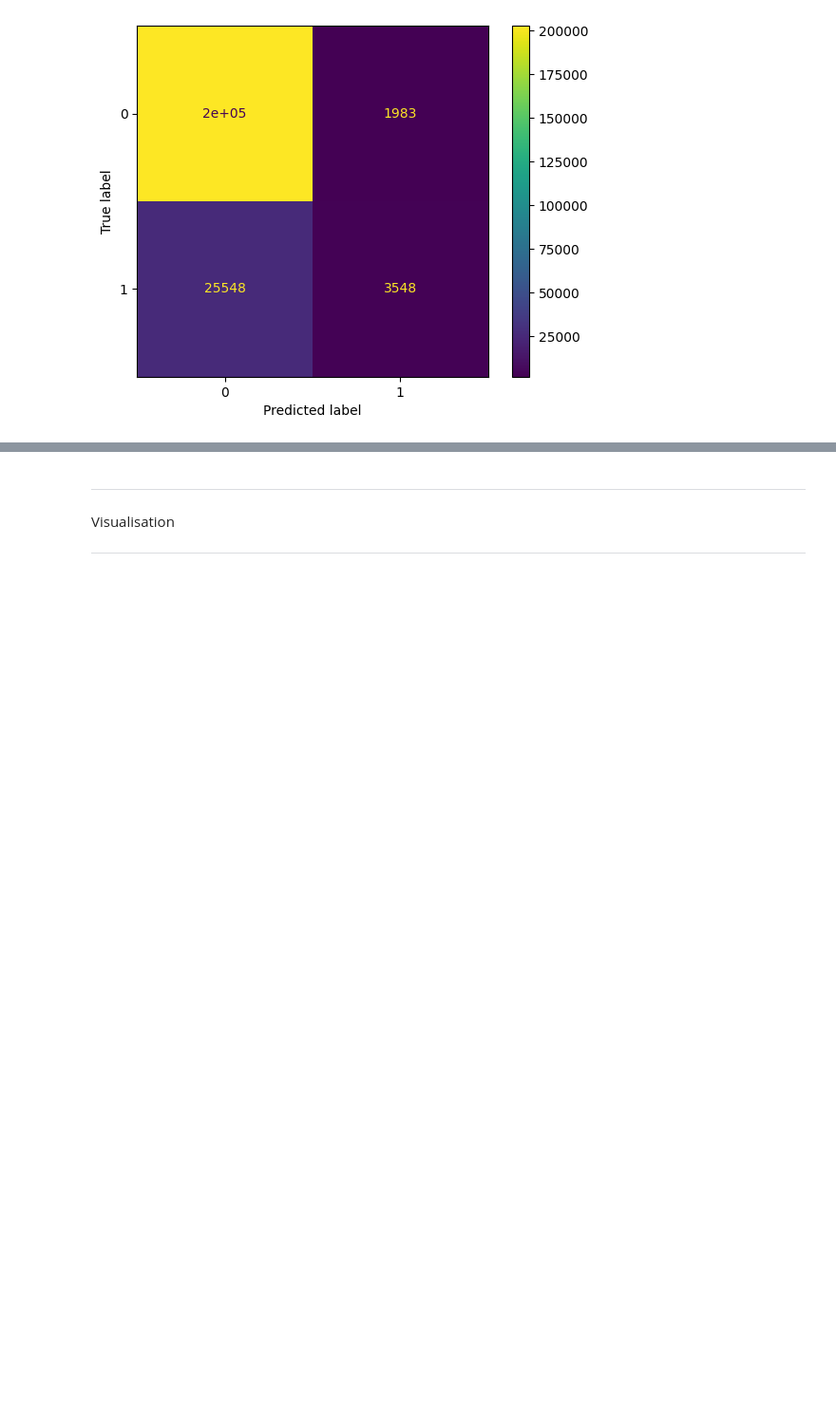
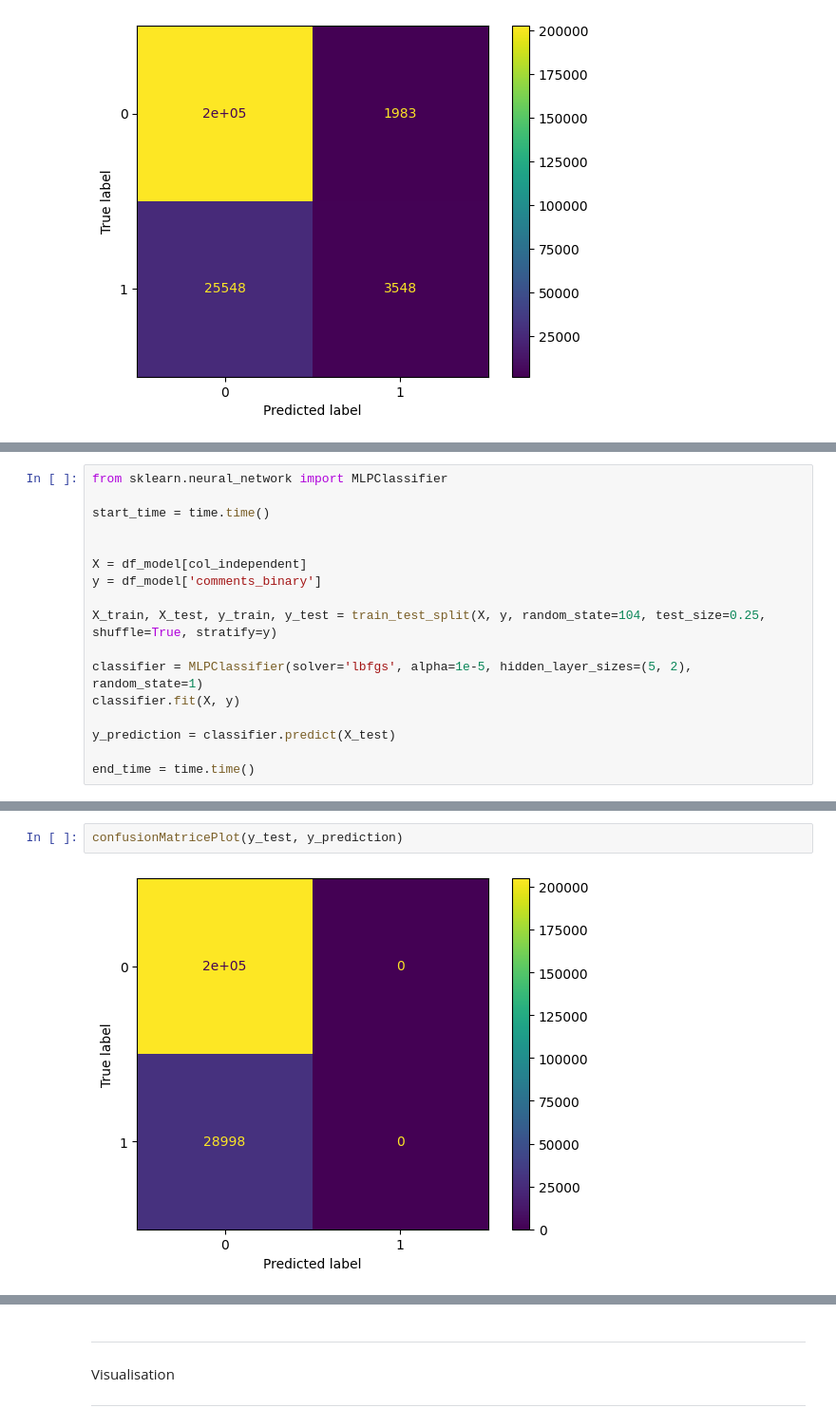
Before and after one commit to caseguin/GLO-7027, a Jupyter notebook: charles_workspace/charles_model.ipynb, the cells around one changed output, grey strips where cells are left out. Shown at 95% size. Drawn from its saved outputs; the diff is of its cells as text; blank space fills up the shorter version.

```diff
--- a/charles_workspace/charles_model.ipynb
+++ b/charles_workspace/charles_model.ipynb
@@ -436,0 +465,17 @@ confusionMatricePlot(y_test, y_prediction)
+# %%
+from sklearn.neural_network import MLPClassifier
+
+start_time = time.time()
+
+
+X = df_model[col_independent]
+y = df_model['comments_binary']
+
+X_train, X_test, y_train, y_test = train_test_split(X, y, random_state=104, test_size=0.25, shuffle=True, stratify=y)
+
+classifier = MLPClassifier(solver='lbfgs', alpha=1e-5, hidden_layer_sizes=(5, 2), random_state=1)
+classifier.fit(X, y)
+
+y_prediction = classifier.predict(X_test)
+
+end_time = time.time()
@@ -436,0 +535,4 @@ confusionMatricePlot(y_test, y_prediction)
+# %%
+confusionMatricePlot(y_test, y_prediction)
+# %% [output]
+[figure, added]
```
Also changed, not shown: parts of 20 cells of this notebook, 2 other files.
